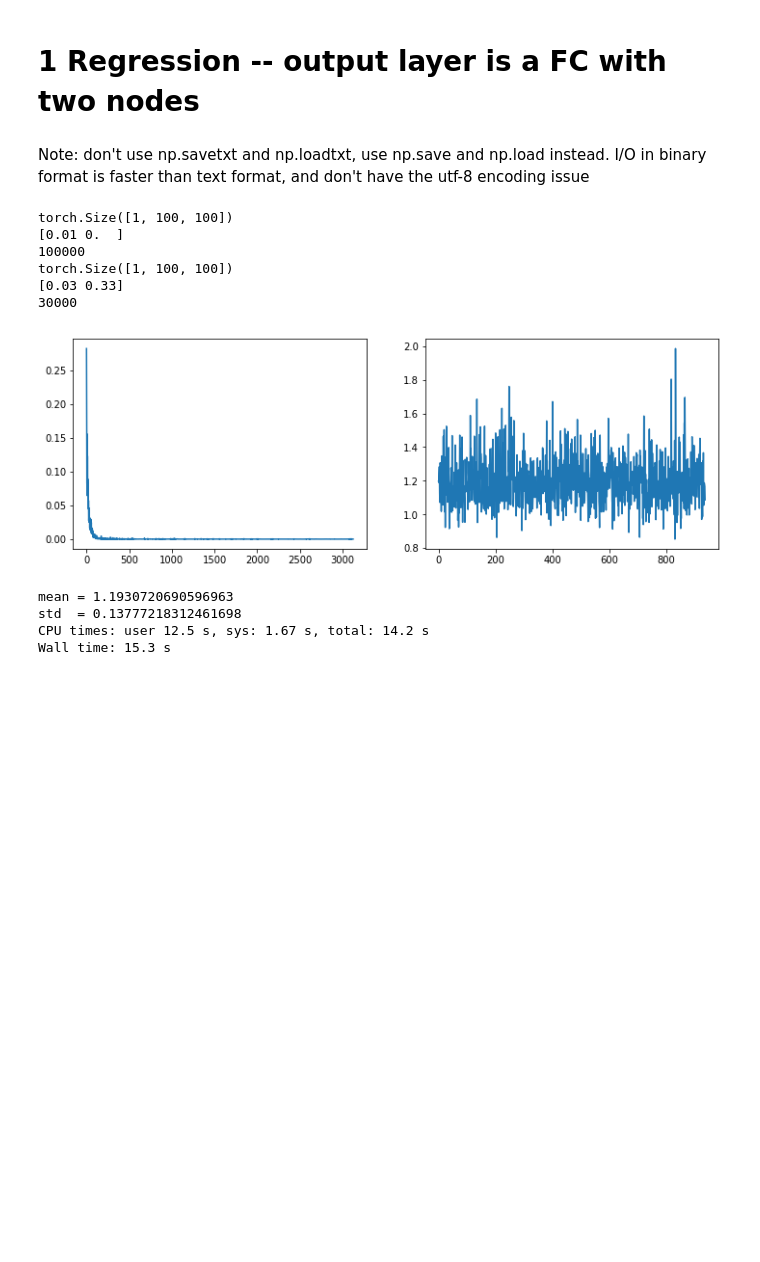
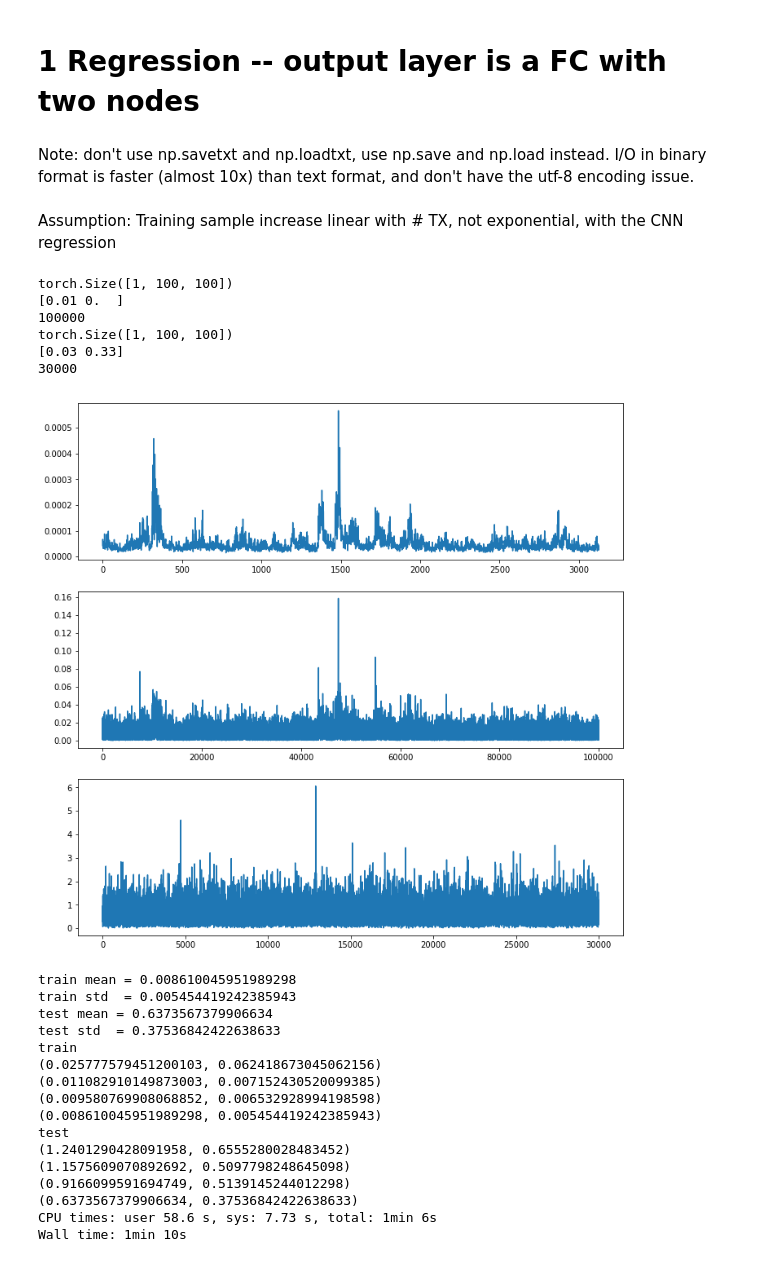
Before and after one commit to caitaozhan/deeplearning-localization, a Jupyter notebook: CNN-regression.ipynb, the cells around one changed output. Cells and saved outputs as stored; diff of their text form; code cells hidden in the pictures; blank space fills up the shorter version.

```diff
--- a/CNN-regression.ipynb
+++ b/CNN-regression.ipynb
@@ -47,18 +47,20 @@ class Metrics:
         '''euclidian error when modeling the output representation is a matrix (image)\
            both pred and truth are batches, typically a batch of 32
         '''
-        error = 0
+        error = []
         for pred, truth in zip(pred_batch, truth_batch):
             if debug:
                 print(pred, truth)
             pred_x, pred_y = pred[0], pred[1]
             true_x, true_y = truth[0], truth[1]
-            error += Utility.distance_error((pred_x, pred_y), (true_x, true_y))
-        return error/len(pred_batch)
+            error.append(Utility.distance_error((pred_x, pred_y), (true_x, true_y)))
+        return error
 # %% [markdown]
 # 1 Regression -- output layer is a FC with two nodes
 # %% [markdown]
-Note: don't use np.savetxt and np.loadtxt, use np.save and np.load instead. I/O in binary format is faster than text format, and don't have the utf-8 encoding issue
+Note: don't use np.savetxt and np.loadtxt, use np.save and np.load instead. I/O in binary format is faster (almost 10x) than text format, and don't have the utf-8 encoding issue.
+# %% [markdown]
+Assumption: Training sample increase linear with # TX, not exponential, with the CNN regression
 # %%
 # data
 
@@ -191,53 +193,85 @@ model     = net3.to(device)
 optimizer = optim.Adam(model.parameters(), lr=0.001)
 criterion = nn.MSELoss()  # criterion is the loss function
 
-num_epochs    = 1
-train_losses = []
-test_errors  = []
+num_epochs   = 4
+train_errors_epoch = []
+test_errors_epoch  = []
 best_acc = 0
-print_every = 200
+print_every = 500
 
 for epoch in range(num_epochs):
     print(f'epoch = {epoch}')
+    train_losses = []
+    train_errors = []
+    test_errors  = []
     model.train()
     for t, sample in enumerate(sensor_input_dataloader):
         X = sample['matrix'].to(device)
         y = sample['label'].to(device)
         pred = model(X)
         loss = criterion(pred, y)
         optimizer.zero_grad()
         loss.backward()
         optimizer.step()
         train_losses.append(loss.item())
+        pred = pred.data.cpu()
+        y = y.data.cpu()
+        train_errors.extend(Metrics.localization_error_regression(pred, y))
         if t % print_every == 0:
             print(f't = {t}, loss = {loss.item()}')
+
     model.eval()
     for t, sample in enumerate(sensor_input_test_dataloader):
         X = sample['matrix'].to(device)
         y = sample['label'].to(device)
         pred = model(X)
         pred = pred.data.cpu()
         y    = y.data.cpu()
         pred = sensor_input_dataset.undo_normalize(pred)
         y    = sensor_input_dataset.undo_normalize(y)
-        test_errors.append(Metrics.localization_error_regression(pred, y))
+        test_errors.extend(Metrics.localization_error_regression(pred, y))
 
     clear_output(True)
-    plt.figure(figsize=(12, 4))
-    plt.subplot(121)
+    plt.figure(figsize=(12, 12))
+    plt.subplot(311)
     plt.plot(train_losses)
-    plt.subplot(122)
+    plt.subplot(312)
+    plt.plot(train_errors)
+    plt.subplot(313)
     plt.plot(test_errors)
     plt.show()
 
-print('mean =', np.mean(test_errors))
-print('std  =', np.std(test_errors))
+    print('train mean =', np.mean(train_errors))
+    print('train std  =', np.std(train_errors))
+    print('test mean =', np.mean(test_errors))
+    print('test std  =', np.std(test_errors))
+    train_errors_epoch.append((np.mean(train_errors), np.std(train_errors)))
+    test_errors_epoch.append((np.mean(test_errors), np.std(test_errors)))
+
+print('train')
+for error in train_errors_epoch:
+    print(error)
+print('test')
+for error in test_errors_epoch:
+    print(error)
 # %% [output]
-[figure, old version]
+[figure, new version]
-mean = 1.1930720690596963
-std  = 0.13777218312461698
-CPU times: user 12.5 s, sys: 1.67 s, total: 14.2 s
-Wall time: 15.3 s
+train mean = 0.008610045951989298
+train std  = 0.005454419242385943
+test mean = 0.6373567379906634
+test std  = 0.37536842422638633
+train
+(0.025777579451200103, 0.062418673045062156)
+(0.011082910149873003, 0.007152430520099385)
+(0.009580769908068852, 0.006532928994198598)
+(0.008610045951989298, 0.005454419242385943)
+test
+(1.2401290428091958, 0.6555280028483452)
+(1.1575609070892692, 0.5097798248645098)
+(0.9166099591694749, 0.5139145244012298)
+(0.6373567379906634, 0.37536842422638633)
+CPU times: user 58.6 s, sys: 7.73 s, total: 1min 6s
+Wall time: 1min 10s
 # %%
 test_errors = []
 model.eval()
```
Also changed, not shown: parts of 1 cell of this notebook, 1 other file.
